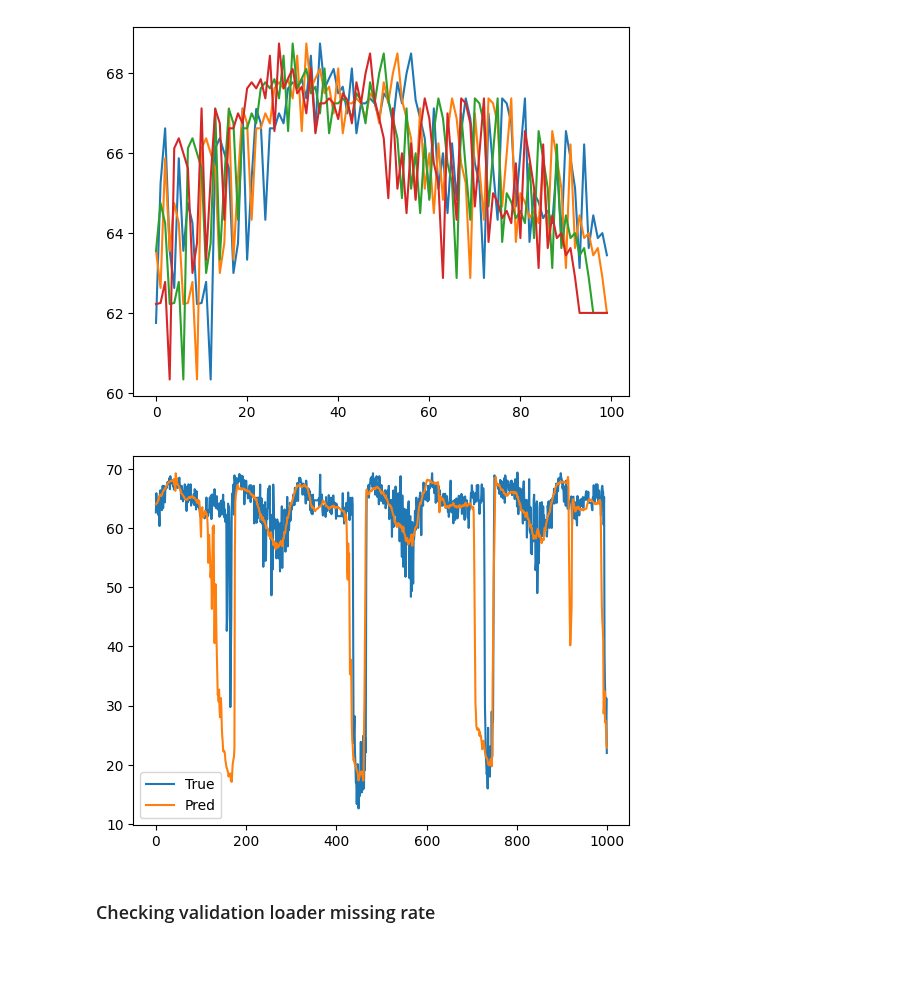
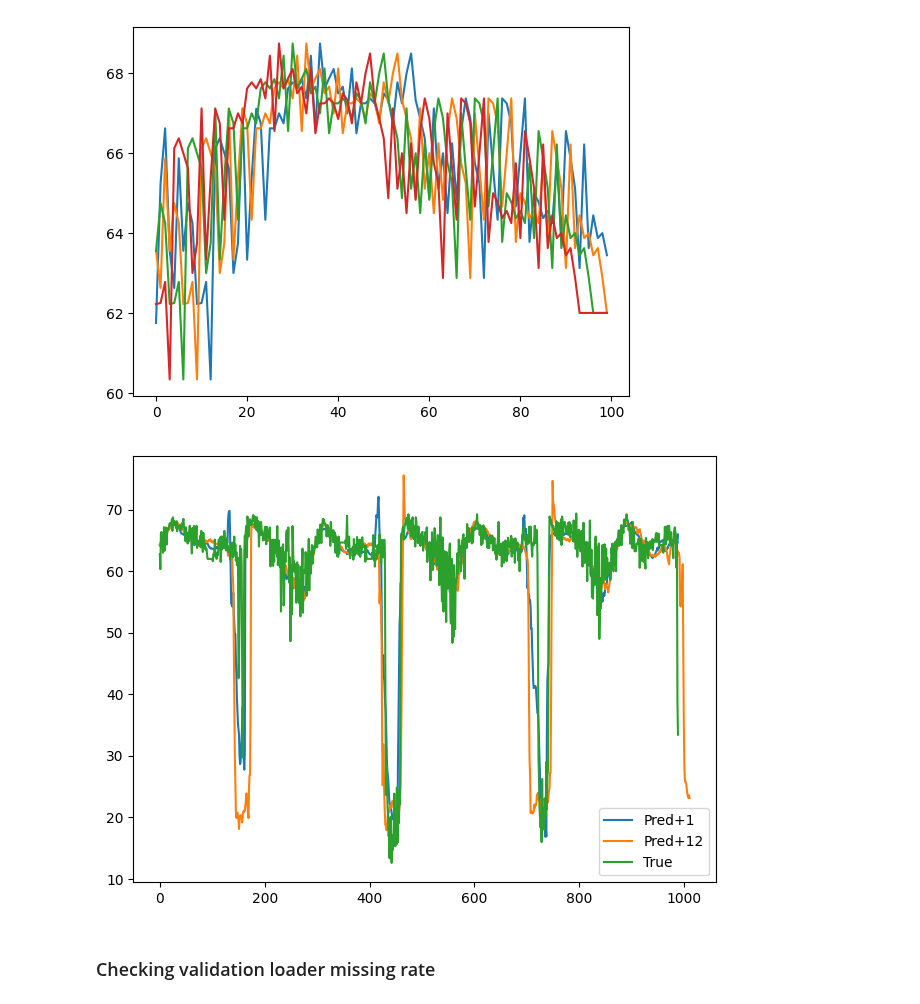
Before and after one commit to Mu-Bilal/Temporal-Graph-MLP-Mixer, a Jupyter notebook: src/TGMM-1/dev/inference_test.ipynb, the cells around one changed output. Saved outputs shown, nothing was run; the diff lists cells and outputs as text; code cells hidden in the pictures; blank space fills up the shorter version.

```diff
--- a/src/TGMM-1/dev/inference_test.ipynb
+++ b/src/TGMM-1/dev/inference_test.ipynb
@@ -10,7 +10,7 @@ sys.path.append(os.path.dirname(os.path.abspath('.')))
 
 from dev.utils import load_wandb_model
 
-model, cfg, train_loader, val_loader, test_loader, topo_data, metadata = load_wandb_model('e1nhw4vo', name='last.ckpt', device='cuda')
+model, cfg, train_loader, val_loader, test_loader, topo_data, metadata = load_wandb_model('tatlymbz', name='last.ckpt', device='cuda')
 # %% [output]
 Predicted raw dataset size: 1.36 GB
 Predicted raw dataset size: 1.36 GB
@@ -90,15 +90,18 @@ plt.plot(all_true[:total_steps, 0, ::3].detach().numpy(), label='True')
 # %%
 from matplotlib import pyplot as plt
 
-horizon_steps = 4
+horizon_steps = [0, 11]
+max_horizon = 11
 total_steps = 1000
 
-plt.plot(all_true[:total_steps, 0, horizon_steps].detach().numpy().T, label='True')
-plt.plot(all_preds[:total_steps, 0, horizon_steps].detach().numpy().T, label='Pred')
+plt.plot(all_true[max_horizon:total_steps, 0, 0].detach().numpy().T, label='True')
+for i in horizon_steps:
+    plt.plot(all_preds[max_horizon-i:total_steps+i, 0, i].detach().numpy().T, label=f'Pred+{i+1}')
 plt.legend()
+plt.tight_layout()
 plt.show()
 # %% [output]
-[figure, old version]
+[figure, new version]
 # %% [markdown]
 ### Checking validation loader missing rate
 # %%
```
Also changed, not shown: parts of 3 cells of this notebook, 2 other files.
